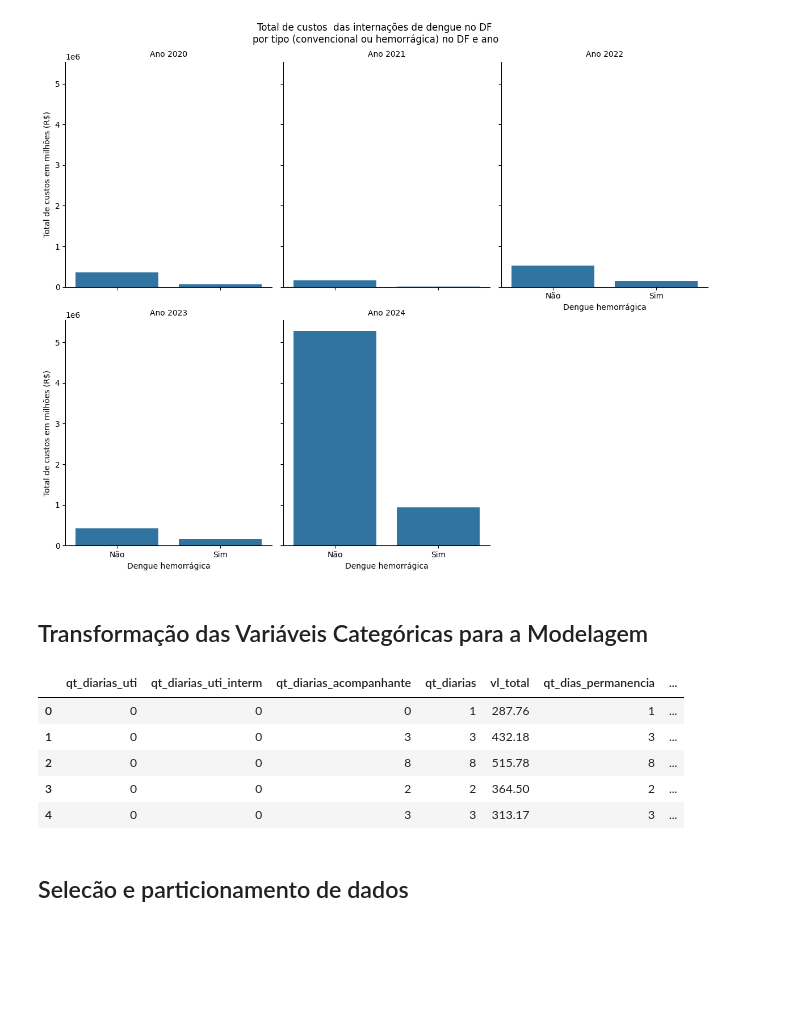
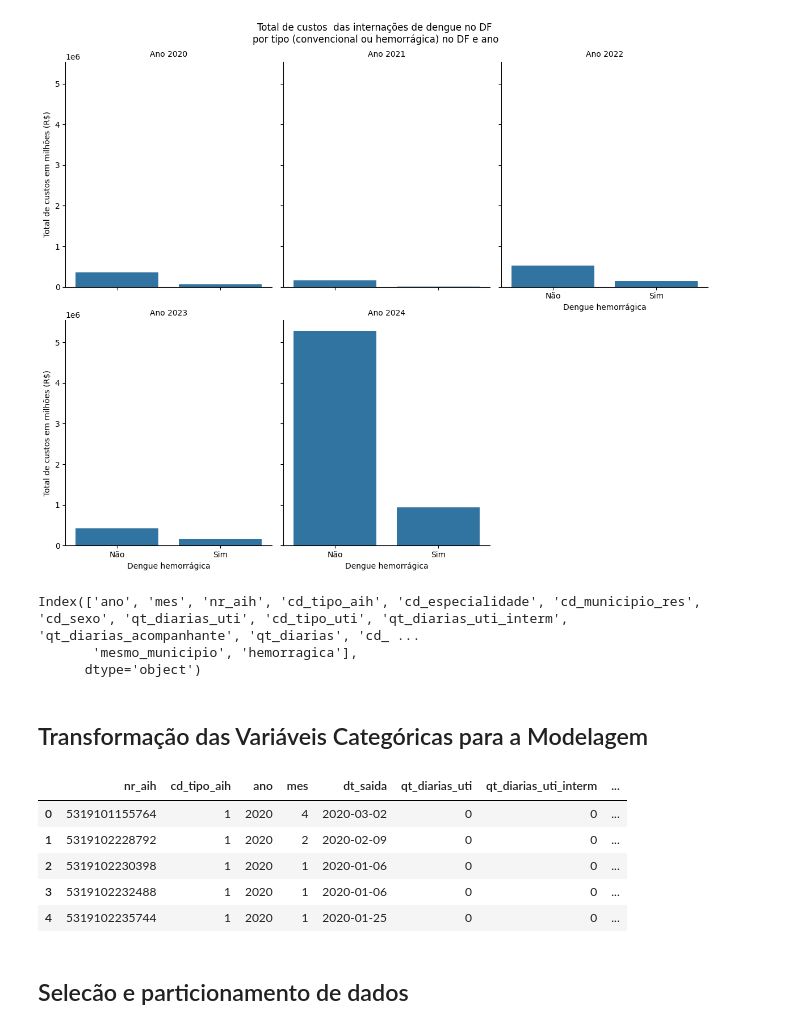
Before and after one commit to fnoritomi/projeto_sih, a Jupyter notebook: sih_dengue_2.ipynb, the cells around one changed output. Cells and saved outputs as stored; diff of their text form; code cells hidden in the pictures; blank space fills up the shorter version.

```diff
--- a/sih_dengue_2.ipynb
+++ b/sih_dengue_2.ipynb
@@ -183,6 +193,8 @@ Além disso, algumas colunas estão com apenas um único valor distinto, motivo
 novos_nomes_colunas = {
     "ANO_CMPT": "ano",
     "MES_CMPT": "mes",
+    "N_AIH": "nr_aih",
+    "IDENT": "cd_tipo_aih",
     "ESPEC": "cd_especialidade",
     "MUNIC_RES": "cd_municipio_res",
     "SEXO": "cd_sexo",
@@ -1207,48 +1219,59 @@ plt.tight_layout()
 plt.show()
 # %% [output]
 [figure]
+# %%
+dengue_df.columns
+# %% [output]
+Index(['ano', 'mes', 'nr_aih', 'cd_tipo_aih', 'cd_especialidade', 'cd_municipio_res', 'cd_sexo', 'qt_diarias_uti', 'cd_tipo_uti', 'qt_diarias_uti_interm', 'qt_diarias_acompanhante', 'qt_diarias', 'cd_ ...
+       'mesmo_municipio', 'hemorragica'],
+      dtype='object')
 # %% [markdown]
 ## Transformação das Variáveis Categóricas para a Modelagem
 # %%
+chaves = ['nr_aih', 'cd_tipo_aih', 'ano', 'mes', 'dt_saida']
+
 colunas_selecionadas = [
     'qt_diarias_uti',
     'qt_diarias_uti_interm',
     'qt_diarias_acompanhante',
     'qt_diarias',
     'vl_total',
     'qt_dias_permanencia',
     'ano_internacao',
     'mes_internacao',
     'ano_saida',
     'mes_saida',
     'especialidade',
     'sexo',
     'tipo_uti',
     'natureza_juridica',
     'qt_idade_anos',
     'qt_idade_10_anos',
     'carater_atendimento',
     'complexidade',
     'raca_cor',
     'mesmo_municipio',
     'hemorragica',
     'qt_diag_sec'
   ]
 
-dados = dengue_df[colunas_selecionadas]
+dados = dengue_df[chaves + colunas_selecionadas]
 
-colunas_categoricas = [col for col in dados.columns if dados[col].dtype == 'object']
+colunas_categoricas = [col for col in colunas_selecionadas if dados[col].dtype == 'object']
 
 dados_encoded = pd.get_dummies(dados, columns=colunas_categoricas, drop_first=True, prefix = [ col for col in colunas_categoricas], prefix_sep = "=")
 
+dados_encoded = dados_encoded.sort_values(by=chaves)
+dados_encoded = dados_encoded.reset_index(drop=True)
+
 dados_encoded.head()
 # %% [output]
-|  | qt_diarias_uti | qt_diarias_uti_interm | qt_diarias_acompanhante | qt_diarias | vl_total | qt_dias_permanencia | ... |
-| 0 | 0 | 0 | 0 | 1 | 287.76 | 1 | ... |
-| 1 | 0 | 0 | 3 | 3 | 432.18 | 3 | ... |
-| 2 | 0 | 0 | 8 | 8 | 515.78 | 8 | ... |
-| 3 | 0 | 0 | 2 | 2 | 364.50 | 2 | ... |
-| 4 | 0 | 0 | 3 | 3 | 313.17 | 3 | ... |
+|  | nr_aih | cd_tipo_aih | ano | mes | dt_saida | qt_diarias_uti | qt_diarias_uti_interm | ... |
+| 0 | 5319101155764 | 1 | 2020 | 4 | 2020-03-02 | 0 | 0 | ... |
+| 1 | 5319102228792 | 1 | 2020 | 2 | 2020-02-09 | 0 | 0 | ... |
+| 2 | 5319102230398 | 1 | 2020 | 1 | 2020-01-06 | 0 | 0 | ... |
+| 3 | 5319102232488 | 1 | 2020 | 1 | 2020-01-06 | 0 | 0 | ... |
+| 4 | 5319102235744 | 1 | 2020 | 1 | 2020-01-25 | 0 | 0 | ... |
 # %% [markdown]
 ## Selecão e particionamento de dados
 # %%
```
Also changed, not shown: parts of 18 cells of this notebook.
